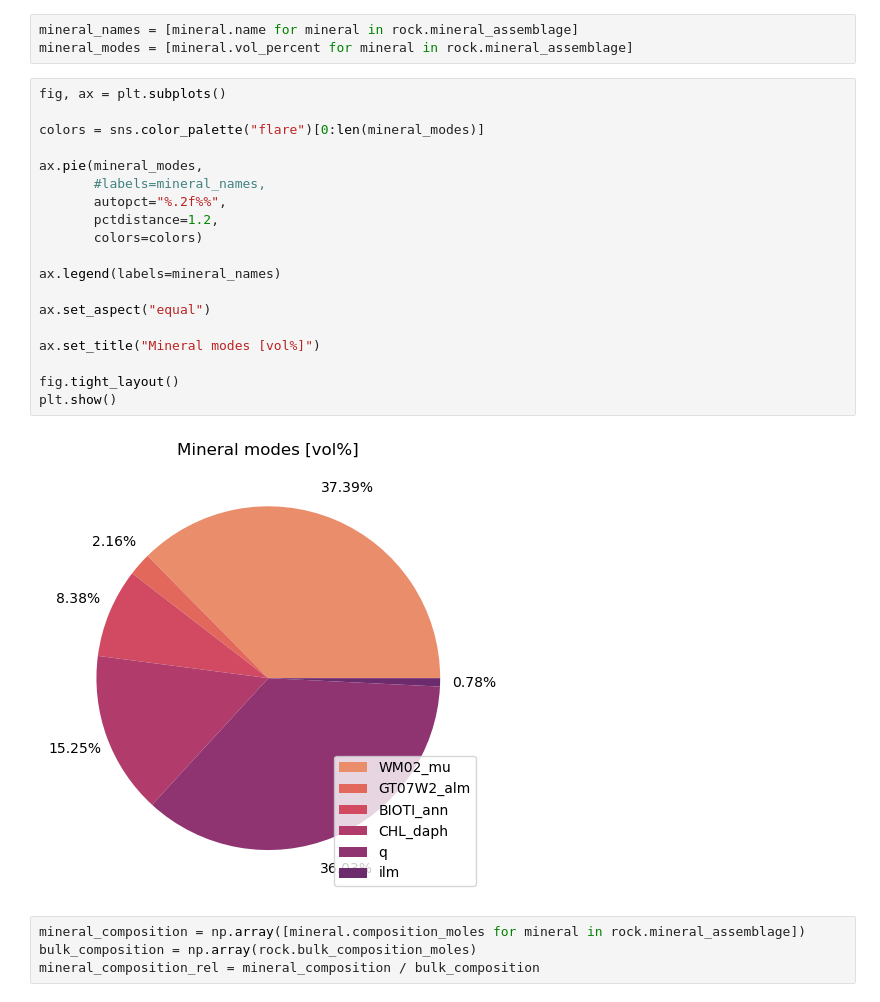
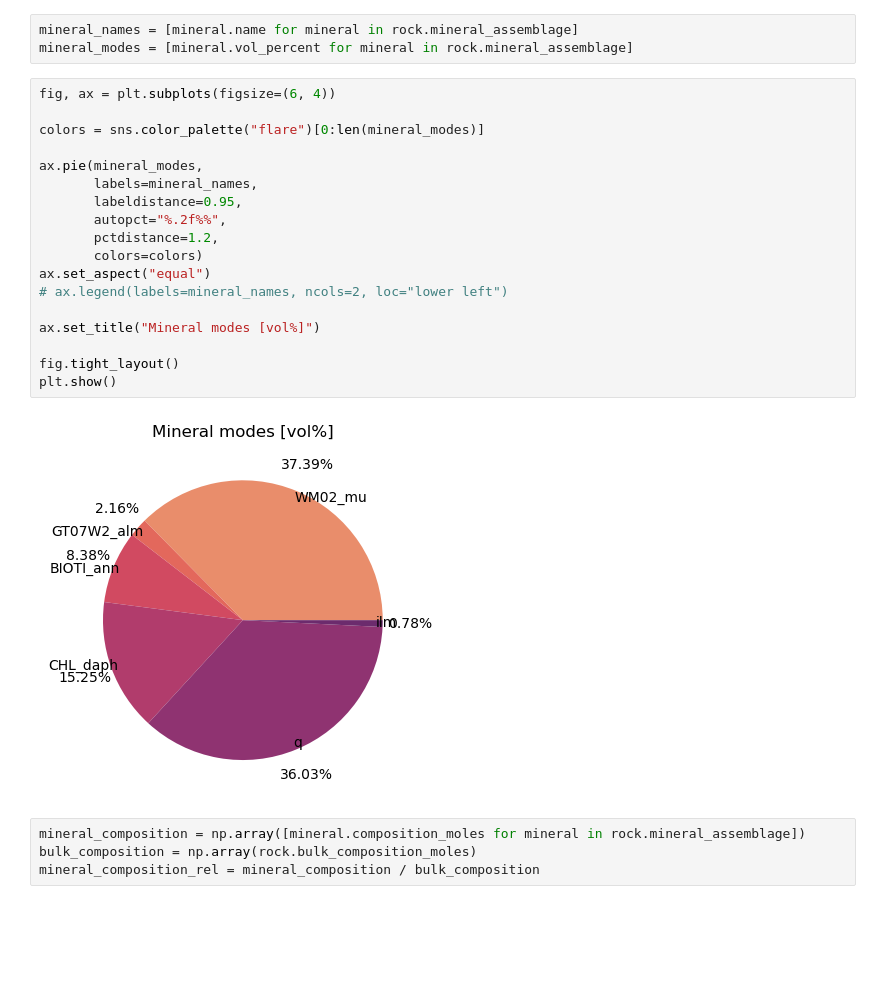
Before and after one commit to Theriak-Domino/pytheriak, a Jupyter notebook: examples/01_visualise_phase_assemblages.ipynb, the cells around one changed output. Saved outputs shown, nothing was run; the diff lists cells and outputs as text; blank space fills up the shorter version.

```diff
--- a/examples/01_visualise_phase_assemblages.ipynb
+++ b/examples/01_visualise_phase_assemblages.ipynb
@@ -43,26 +43,25 @@ rock, element_list = theriak.minimisation(pressure, temperature, bulk)
 mineral_names = [mineral.name for mineral in rock.mineral_assemblage]
 mineral_modes = [mineral.vol_percent for mineral in rock.mineral_assemblage]
 # %%
-fig, ax = plt.subplots()
+fig, ax = plt.subplots(figsize=(6, 4))
 
 colors = sns.color_palette("flare")[0:len(mineral_modes)]
 
 ax.pie(mineral_modes,
-       #labels=mineral_names,
+       labels=mineral_names,
+       labeldistance=0.95,
        autopct="%.2f%%",
        pctdistance=1.2,
        colors=colors)
-
-ax.legend(labels=mineral_names)
-
 ax.set_aspect("equal")
+# ax.legend(labels=mineral_names, ncols=2, loc="lower left")
 
 ax.set_title("Mineral modes [vol%]")
 
 fig.tight_layout()
 plt.show()
 # %% [output]
-[figure, old version]
+[figure, new version]
 # %%
 mineral_composition = np.array([mineral.composition_moles for mineral in rock.mineral_assemblage])
 bulk_composition = np.array(rock.bulk_composition_moles)
```
Also changed, not shown: 2 other files.
